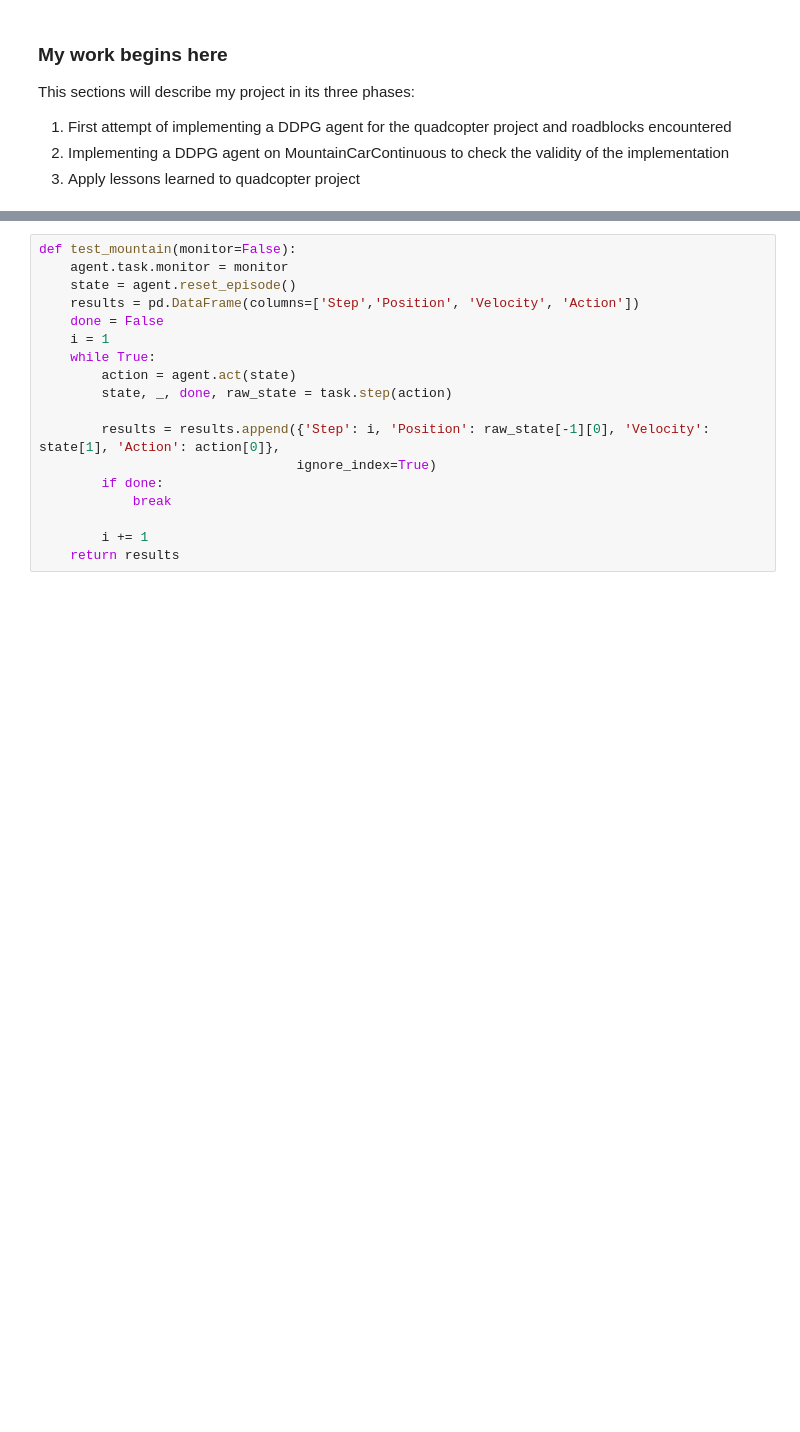
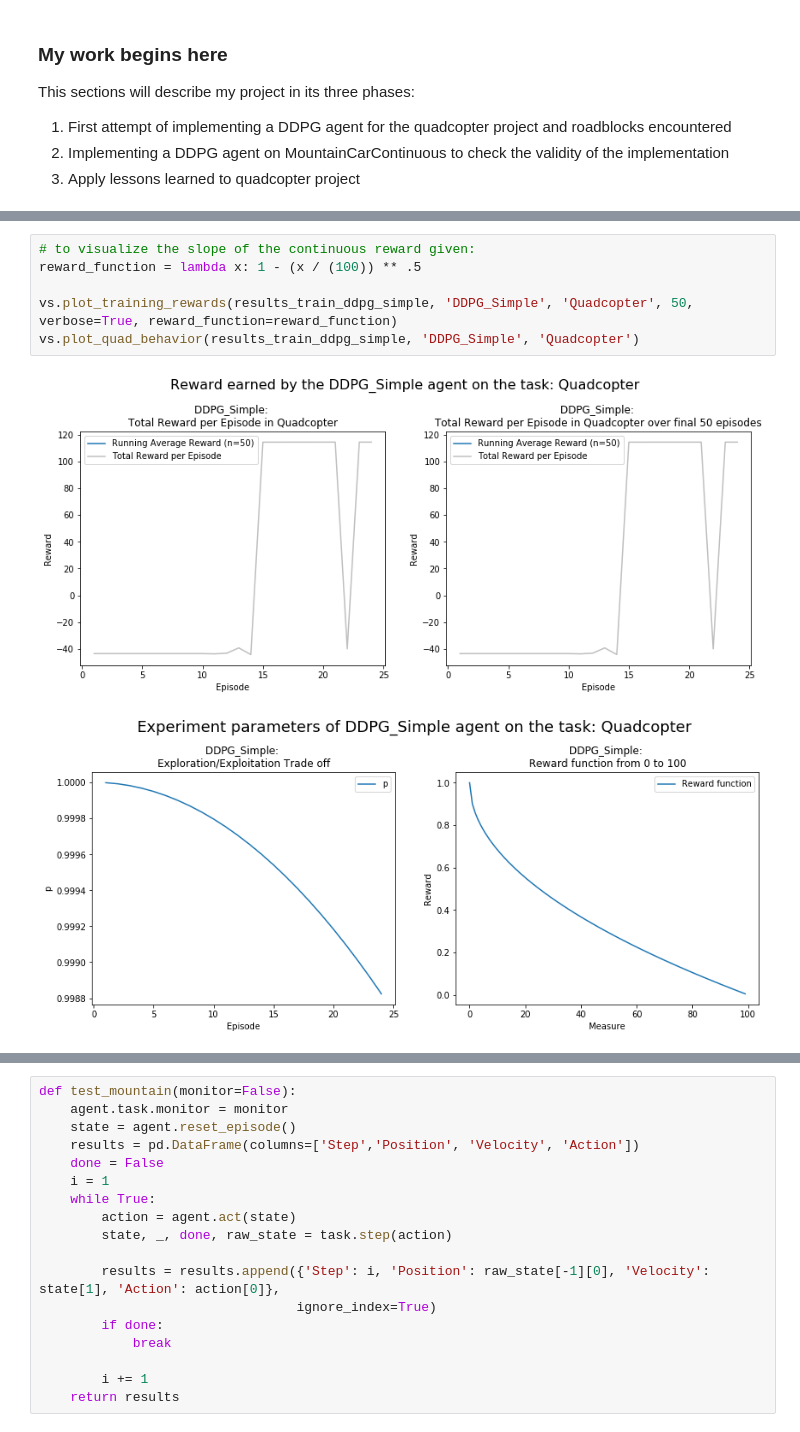
Before and after one commit to manuelseeger/RL-Quadcopter-2, a Jupyter notebook: Quadcopter_Project.ipynb, the cells around one changed output, grey strips where cells are left out. Cells and saved outputs as stored; diff of their text form; blank space fills up the shorter version.

```diff
--- a/Quadcopter_Project.ipynb
+++ b/Quadcopter_Project.ipynb
@@ -222,0 +458,9 @@ This sections will describe my project in its three phases:
+# %%
+# to visualize the slope of the continuous reward given:
+reward_function = lambda x: 1 - (x / (100)) ** .5
+
+vs.plot_training_rewards(results_train_ddpg_simple, 'DDPG_Simple', 'Quadcopter', 50, verbose=True, reward_function=reward_function)
+vs.plot_quad_behavior(results_train_ddpg_simple, 'DDPG_Simple', 'Quadcopter')
+# %% [output]
+[figure, added]
+[figure, added]
```
Also changed, not shown: parts of 49 cells of this notebook, 4 other files.
